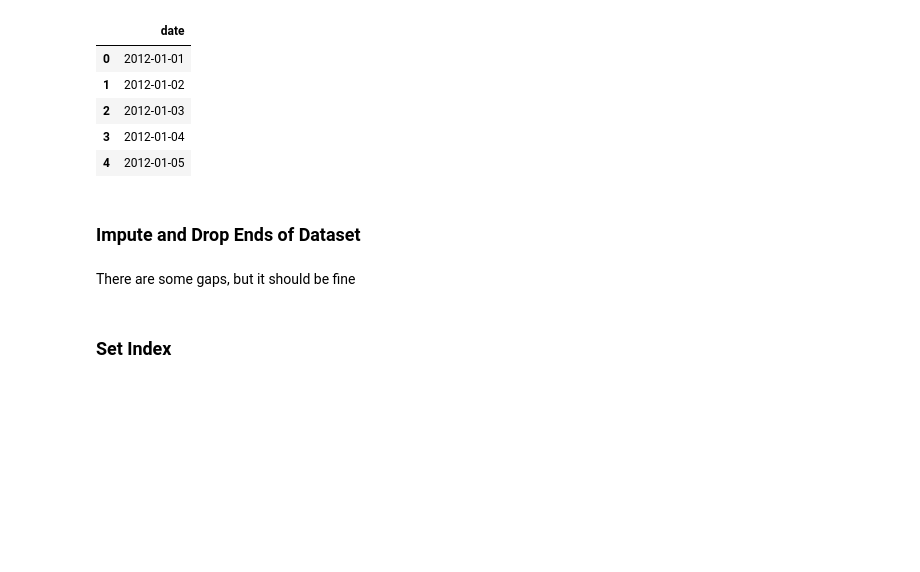
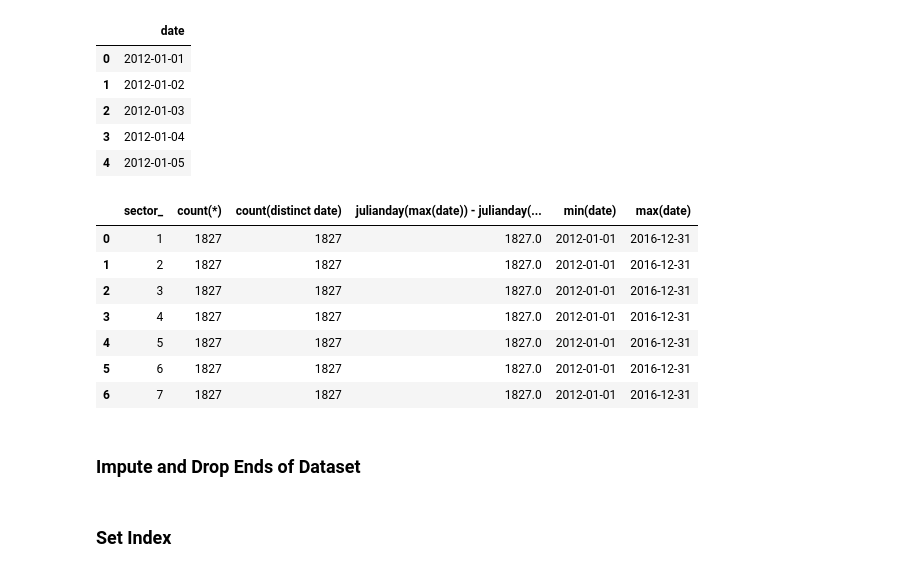
Before and after one commit to Peter-32/LA-Collision-Forecasting, a Jupyter notebook: la_collisions ML.ipynb, the cells around one changed output. Drawn from its saved outputs; the diff is of its cells as text; code cells hidden in the pictures; blank space fills up the shorter version.

```diff
--- a/la_collisions ML.ipynb
+++ b/la_collisions ML.ipynb
@@ -12,6 +12,8 @@ import matplotlib.pyplot as plt
 ### Read
 # %%
 df = pd.read_csv("final_aggregated_df.csv")
+# %%
+df = df.drop(['is_monday','is_tuesday','is_wednesday','is_thursday','is_friday','is_saturday','is_sunday'], axis = 1)
 # %% [markdown]
 ### Check Data
 # %%
@@ -62,12 +48,18 @@ date_dim.head()
 df = ps.sqldf("""
 
 SELECT
-  x.date,
-  x.sector AS sector_,
+  x.*,
   y.*
 FROM
 (SELECT
-b.sector, a.date
+b.sector as sector_, a.date,
+CASE WHEN strftime('%w', a.date) = "1" THEN 1 ELSE 0 END AS is_monday,
+CASE WHEN strftime('%w', a.date) = "2" THEN 1 ELSE 0 END AS is_tuesday,
+CASE WHEN strftime('%w', a.date) = "3" THEN 1 ELSE 0 END AS is_wednesday,
+CASE WHEN strftime('%w', a.date) = "4" THEN 1 ELSE 0 END AS is_thursday,
+CASE WHEN strftime('%w', a.date) = "5" THEN 1 ELSE 0 END AS is_friday,
+CASE WHEN strftime('%w', a.date) = "6" THEN 1 ELSE 0 END AS is_saturday,
+CASE WHEN strftime('%w', a.date) = "0" THEN 1 ELSE 0 END AS is_sunday
 FROM date_dim a
 CROSS JOIN (select 1 AS sector
 UNION ALL select 2
@@ -76,12 +68,27 @@ UNION ALL select 4
 UNION ALL select 5
 UNION ALL select 6
 UNION ALL select 7) b
+
 ) x
 LEFT JOIN
 df y on
 SUBSTR(collision_date,1,10) = x.date
+and y.sector = x.sector_
 """, locals())
+# %%
+ps.sqldf("""select sector_, count(*), count(distinct date)
+,  julianday(max(date)) - julianday(min(date)) + 1,
+ min(date), max(date)
+
+from df group by 1""", locals())
+# %% [output]
+|  | sector_ | count(*) | count(distinct date) | julianday(max(date)) - julianday(... | min(date) | max(date) |
+| 0 | 1 | 1827 | 1827 | 1827.0 | 2012-01-01 | 2016-12-31 |
+| 1 | 2 | 1827 | 1827 | 1827.0 | 2012-01-01 | 2016-12-31 |
+| 2 | 3 | 1827 | 1827 | 1827.0 | 2012-01-01 | 2016-12-31 |
+| 3 | 4 | 1827 | 1827 | 1827.0 | 2012-01-01 | 2016-12-31 |
+| 4 | 5 | 1827 | 1827 | 1827.0 | 2012-01-01 | 2016-12-31 |
+| 5 | 6 | 1827 | 1827 | 1827.0 | 2012-01-01 | 2016-12-31 |
+| 6 | 7 | 1827 | 1827 | 1827.0 | 2012-01-01 | 2016-12-31 |
 # %% [markdown]
 ### Impute and Drop Ends of Dataset
-# %% [markdown]
-There are some gaps, but it should be fine
```
Also changed, not shown: parts of 9 cells of this notebook, 2 other files.
